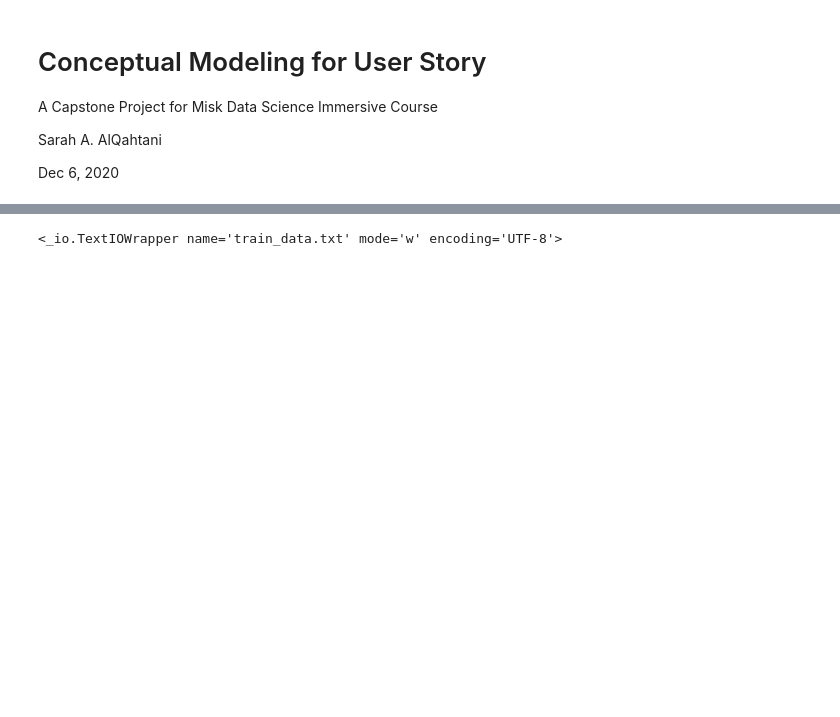
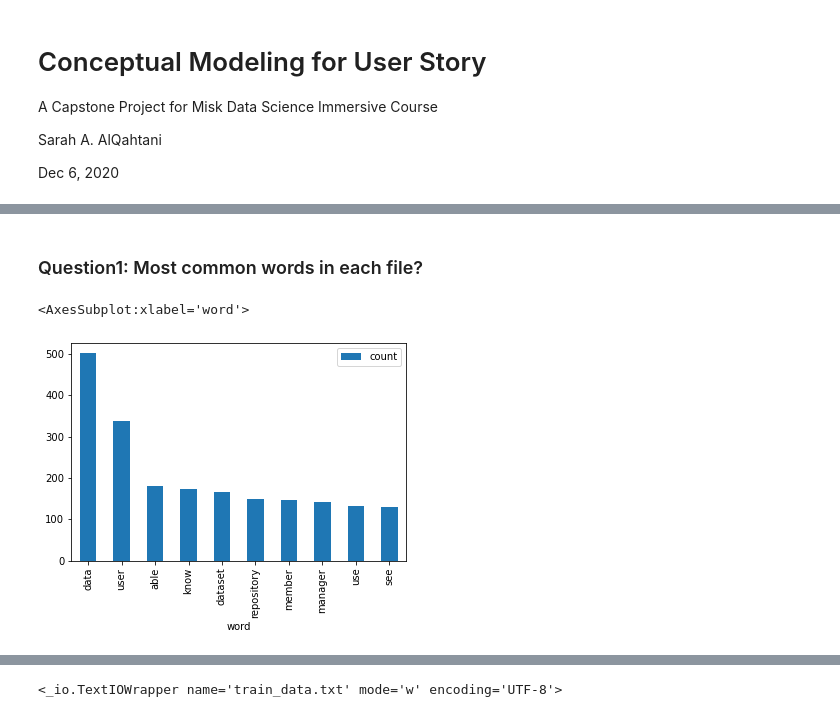
Before and after one commit to alqahysa/DS_Capstone_Project, a Jupyter notebook: us_cocetual_modeling.ipynb, the cells around one changed output, grey strips where cells are left out. Cells and saved outputs as stored; diff of their text form; code cells hidden in the pictures; blank space fills up the shorter version.

```diff
--- a/us_cocetual_modeling.ipynb
+++ b/us_cocetual_modeling.ipynb
@@ -101,0 +177,19 @@ def preprocess_text(user_story):
+# %%
+user_story_f_df=pd.DataFrame(columns=['file_name','file_len','word_count','us_count','avg_word_len'])
+rootdir='/Users/alqahtsa/py_projects/uml_generator/user_stories_txt'
+user_stories=''
+for subdir, dirs, files in os.walk(rootdir):
+    for i,file in enumerate(files):
+        filepath = subdir + os.sep + file
+        f=open(filepath,'r',encoding='windows-1252')
+        user_story_lines = f.readlines()
+        for count,line in enumerate(user_story_lines):
+            no_req=count
+        user_storyf=get_text(filepath)
+        clean_user_storyf=preprocess_text(user_storyf)
+        avg_word_len=get_avg_word_len(clean_user_storyf)
+        user_stories=user_stories+' '+clean_user_storyf
+
+
+        user_story_f_df.loc[i]=[file,len(clean_user_storyf),len(clean_user_storyf.split()),no_req,avg_word_len]
+user_story_f_df
@@ -101,0 +222,2 @@ def preprocess_text(user_story):
+# %% [markdown]
+### Question1: Most common words in each file?
@@ -101,0 +227,29 @@ def preprocess_text(user_story):
+# %%
+
+tokenizer = RegexpTokenizer(r'\w+')
+stop_words = set(stopwords.words('english'))
+word_tokens = tokenizer.tokenize(user_stories)
+#filtered_sentence = [count[w]
+
+count = collections.defaultdict(int)
+# stopwords excluded
+# also want which in exsists in every user story in the means part
+# so that which exsists in every user story in the means part are removed as they stopwords also
+filtered_us_txt=''
+for w in word_tokens:
+    if not w in stop_words and w!='want':
+        filtered_us_txt+=''+w
+        count[w]+=1
+most_common = sorted(count.items(), key=lambda k_v: k_v[1], reverse=True)[:10]
+word_ls=[]
+count_ls=[]
+for word, i in most_common:
+    word_ls.append(word)
+    count_ls.append(i)
+most_common_df=pd.DataFrame(columns=['word','count'])
+most_common_df['word']=word_ls
+most_common_df['count']=count_ls
+most_common_df.plot.bar(x='word',y='count')
+# %% [output]
+<AxesSubplot:xlabel='word'>
+[figure, added]
```
Also changed, not shown: parts of 24 cells of this notebook, 1 other file.
